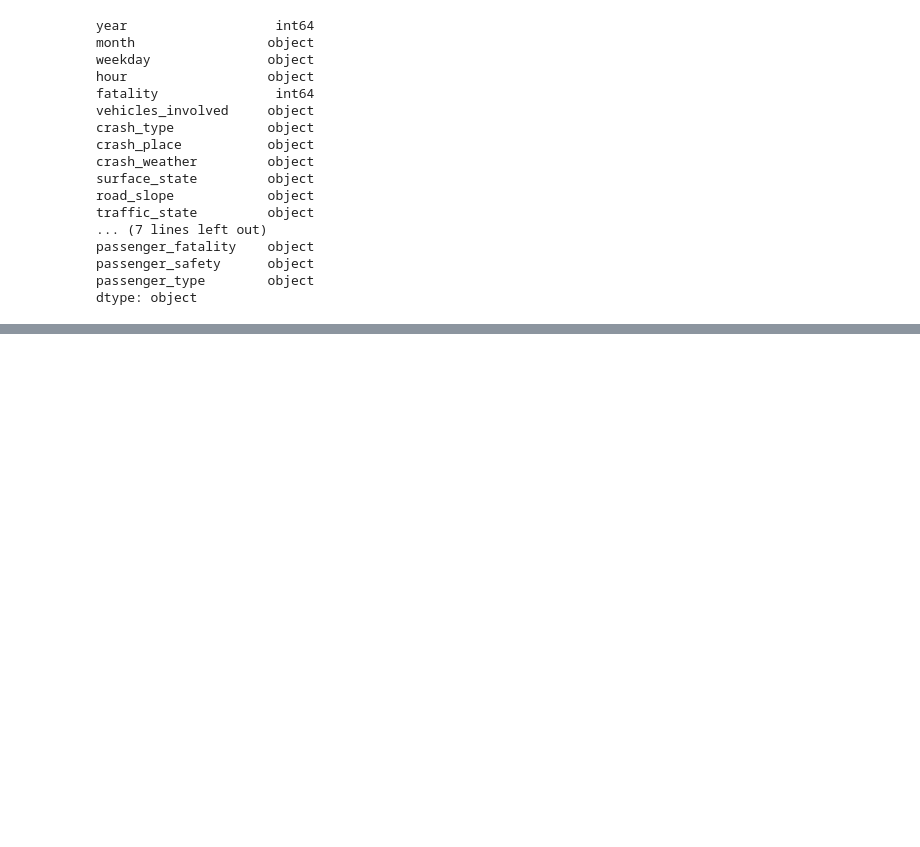
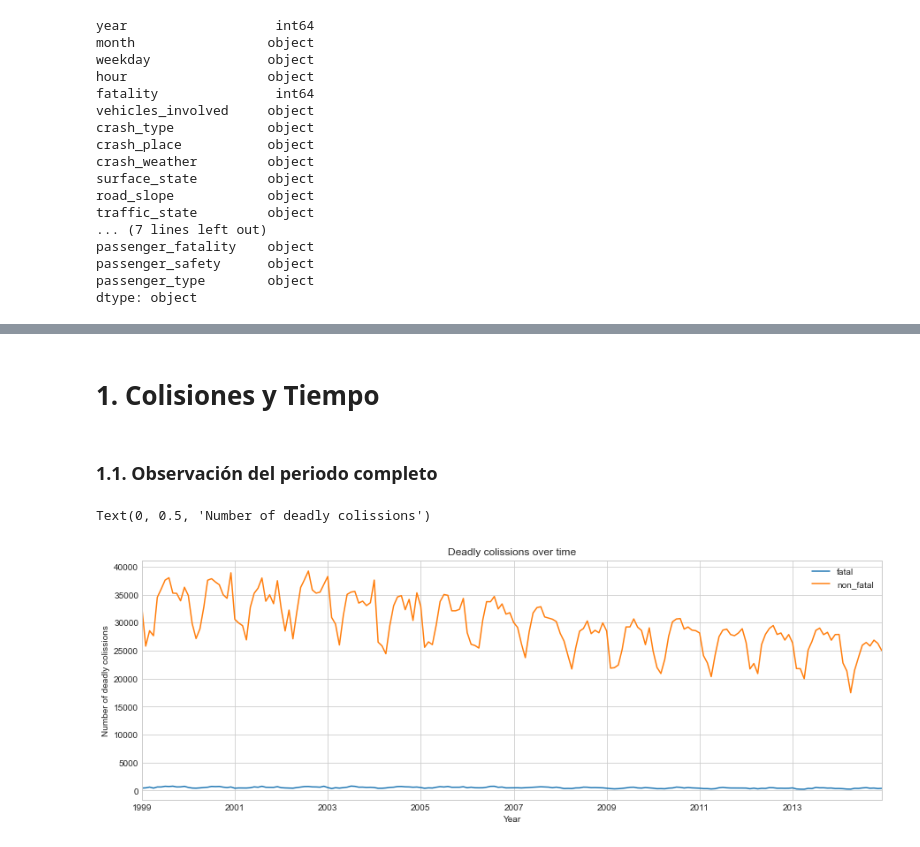
Before and after one commit to AMM53/Accidents-Prediction, a Jupyter notebook: notebooks/DescriptiveAnalysis.ipynb, the cells around one changed output, grey strips where cells are left out. Drawn from its saved outputs; the diff is of its cells as text; code cells hidden in the pictures; blank space fills up the shorter version.

```diff
--- a/notebooks/DescriptiveAnalysis.ipynb
+++ b/notebooks/DescriptiveAnalysis.ipynb
@@ -130,2 +94,0 @@ El porcentaje de fatalities/accidente para el mes 12 es del 1.688 %
-# %%
-df["month"] = df["month"].replace({1:1, 2:1, 3:1, 4:2, 5:2, 6:2, 7:3, 8:3, 9:3, 10:4, 11:4, 12:4})
@@ -249,0 +203,16 @@ Apenas tenemos valores NA, o eso parece... Sin embargo, el dataset no utiliza es
+# %% [markdown]
+# 1. Colisiones y Tiempo
+# %% [markdown]
+### 1.1. Observación del periodo completo
+# %%
+df["date"] = pd.DatetimeIndex(df["year"].map(str) + "-" + df["month"].map(str))
+df["fatal"] = np.where(df["fatality"]==1, 1, 0)
+df["non_fatal"] = np.where(df["fatality"]==0, 1, 0)
+# %%
+time_collision_both = df.groupby('date')["fatal","non_fatal"].sum()
+plot = time_collision_both.plot(figsize = (15,5), title = "Deadly colissions over time")
+plot.set_xlabel("Year")
+plot.set_ylabel("Number of deadly colissions")
+# %% [output]
+Text(0, 0.5, 'Number of deadly colissions')
+[figure, added]
```
Also changed, not shown: parts of 44 cells of this notebook.
